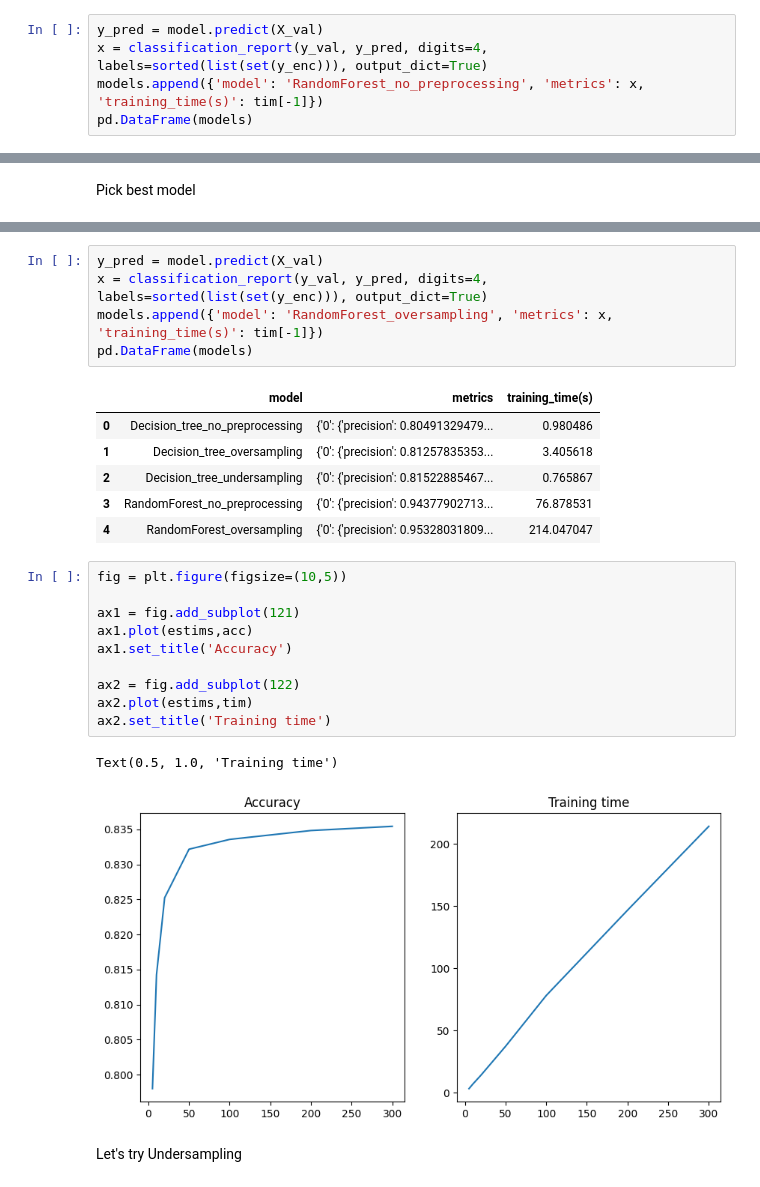
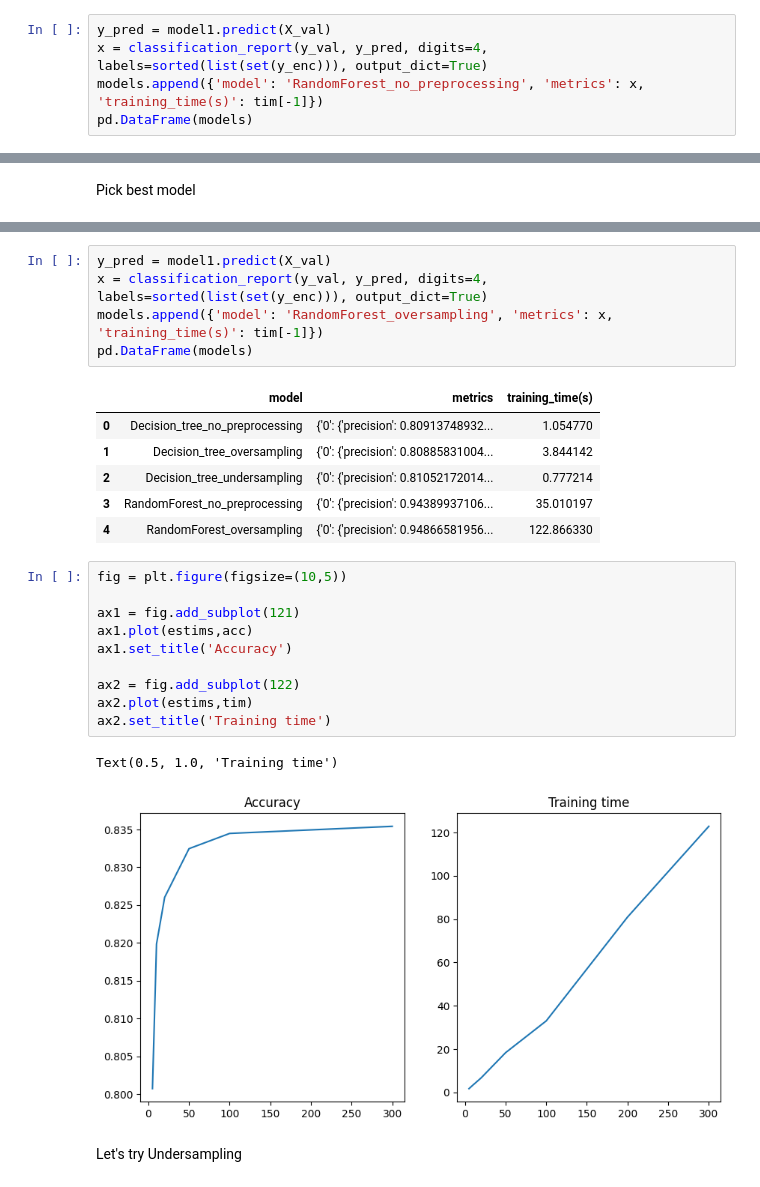
Before and after one commit to ASudu/Academic_success_Kaggle, a Jupyter notebook: 01_testing_models.ipynb, the cells around one changed output, grey strips where cells are left out. Drawn from its saved outputs; the diff is of its cells as text.

```diff
--- a/01_testing_models.ipynb
+++ b/01_testing_models.ipynb
@@ -250,5 +246,5 @@ model.get_params
 # %%
-y_pred = model.predict(X_val)
+y_pred = model1.predict(X_val)
 x = classification_report(y_val, y_pred, digits=4, labels=sorted(list(set(y_enc))), output_dict=True)
 models.append({'model': 'RandomForest_no_preprocessing', 'metrics': x, 'training_time(s)': tim[-1]})
 pd.DataFrame(models)
@@ -324,15 +307,15 @@ array([0.0008263 , 0.00856767, 0.00749736, 0.0119644 , 0.00074448,
 # %%
-y_pred = model.predict(X_val)
+y_pred = model1.predict(X_val)
 x = classification_report(y_val, y_pred, digits=4, labels=sorted(list(set(y_enc))), output_dict=True)
 models.append({'model': 'RandomForest_oversampling', 'metrics': x, 'training_time(s)': tim[-1]})
 pd.DataFrame(models)
 # %% [output]
 |  | model | metrics | training_time(s) |
-| 0 | Decision_tree_no_preprocessing | {'0': {'precision': 0.80491329479... | 0.980486 |
-| 1 | Decision_tree_oversampling | {'0': {'precision': 0.81257835353... | 3.405618 |
-| 2 | Decision_tree_undersampling | {'0': {'precision': 0.81522885467... | 0.765867 |
-| 3 | RandomForest_no_preprocessing | {'0': {'precision': 0.94377902713... | 76.878531 |
-| 4 | RandomForest_oversampling | {'0': {'precision': 0.95328031809... | 214.047047 |
+| 0 | Decision_tree_no_preprocessing | {'0': {'precision': 0.80913748932... | 1.054770 |
+| 1 | Decision_tree_oversampling | {'0': {'precision': 0.80885831004... | 3.844142 |
+| 2 | Decision_tree_undersampling | {'0': {'precision': 0.81052172014... | 0.777214 |
+| 3 | RandomForest_no_preprocessing | {'0': {'precision': 0.94389937106... | 35.010197 |
+| 4 | RandomForest_oversampling | {'0': {'precision': 0.94866581956... | 122.866330 |
 # %%
 fig = plt.figure(figsize=(10,5))
 
@@ -345,7 +328,7 @@ ax2.plot(estims,tim)
 ax2.set_title('Training time')
 # %% [output]
 Text(0.5, 1.0, 'Training time')
-[figure, old version]
+[figure, new version]
 # %% [markdown]
 Let's try Undersampling
 # %%
```
Also changed, not shown: parts of 79 cells of this notebook, 4 other files.
